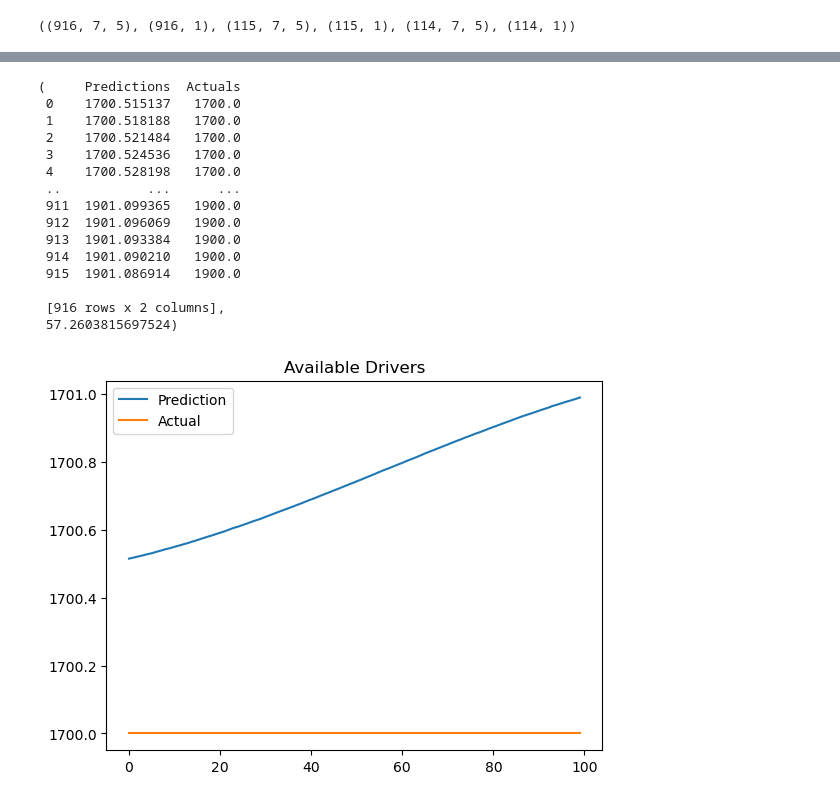
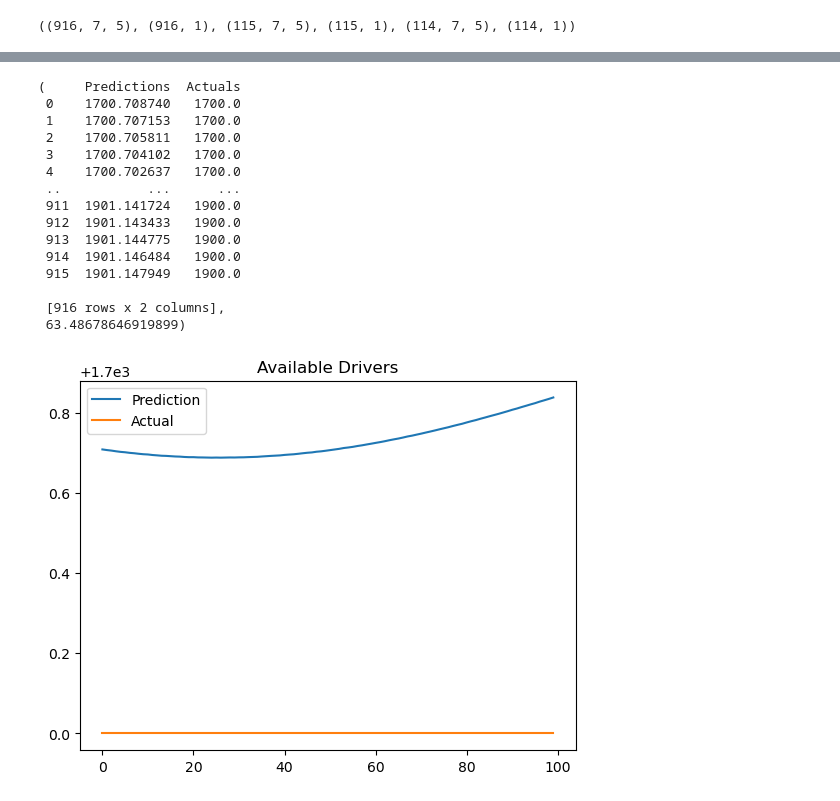
Before and after one commit to JC-Lino/Automation-of-Standby-Duty-Planning-for-Rescue-Drivers-via-a-Forecasting, a Jupyter notebook: Code.ipynb, the cells around one changed output, grey strips where cells are left out. Saved outputs shown, nothing was run; the diff lists cells and outputs as text; code cells hidden in the pictures.

```diff
--- a/Code.ipynb
+++ b/Code.ipynb
@@ -931,3 +932,3 @@ plot_predictions2(model2, X_val2, y_val2)
 # %%
-plot_predictions2(model2, X_train2, y_train2)
+plot_predictions2(model_available, X_train2, y_train2)
 # %% [output]
@@ -935,16 +936,16 @@ plot_predictions2(model2, X_train2, y_train2)
 (     Predictions  Actuals
- 0    1700.515137   1700.0
- 1    1700.518188   1700.0
- 2    1700.521484   1700.0
- 3    1700.524536   1700.0
- 4    1700.528198   1700.0
+ 0    1700.708740   1700.0
+ 1    1700.707153   1700.0
+ 2    1700.705811   1700.0
+ 3    1700.704102   1700.0
+ 4    1700.702637   1700.0
  ..           ...      ...
- 911  1901.099365   1900.0
- 912  1901.096069   1900.0
- 913  1901.093384   1900.0
- 914  1901.090210   1900.0
- 915  1901.086914   1900.0
+ 911  1901.141724   1900.0
+ 912  1901.143433   1900.0
+ 913  1901.144775   1900.0
+ 914  1901.146484   1900.0
+ 915  1901.147949   1900.0
 
  [916 rows x 2 columns],
- 57.2603815697524)
+ 63.48678646919899)
-[figure, old version]
+[figure, new version]
```
Also changed, not shown: parts of 23 cells of this notebook, 1 other file.
